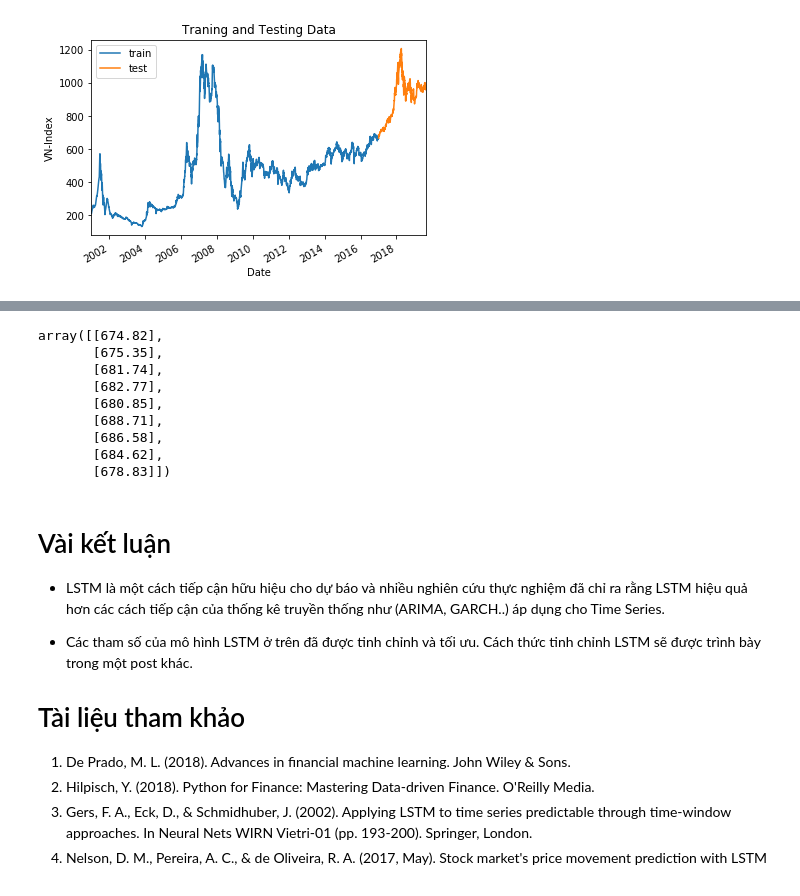
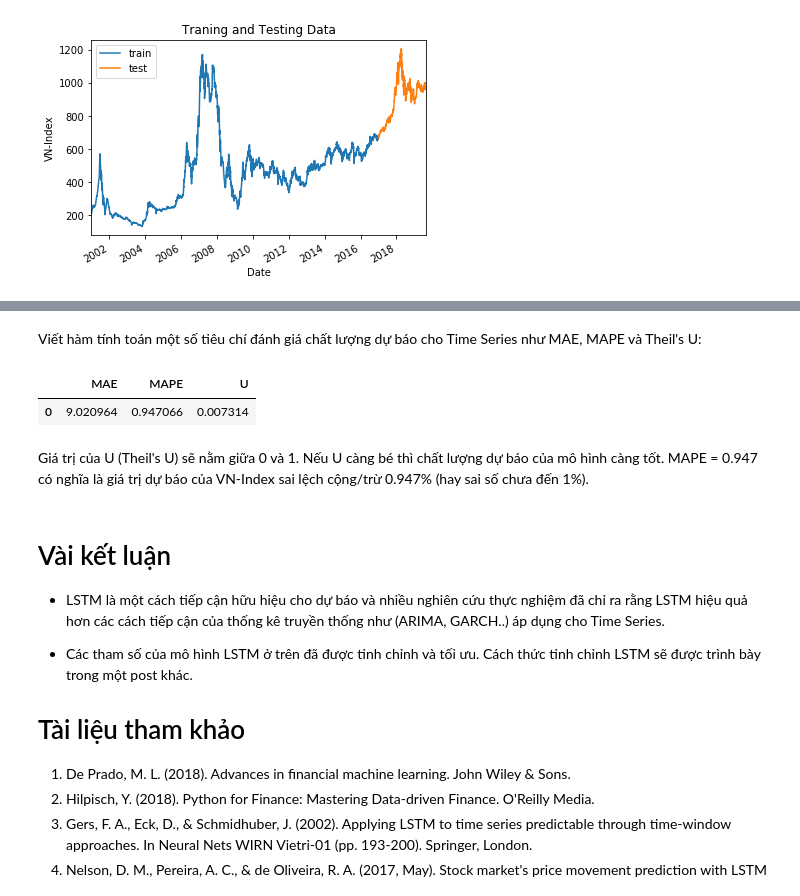
Before and after one commit to ChiDungNguyen/LSTM_forecasting_VNindex, a Jupyter notebook: LSTM_forecasting_VNindex_PythonKeras.ipynb, the cells around one changed output, grey strips where cells are left out. Drawn from its saved outputs; the diff is of its cells as text; code cells hidden in the pictures.

```diff
--- a/LSTM_forecasting_VNindex_PythonKeras.ipynb
+++ b/LSTM_forecasting_VNindex_PythonKeras.ipynb
@@ -146,16 +116,35 @@ array([[674.39557],
-# %%
-# So với một số giá trị thực tế:
-y_test[1:10]
-# %% [output]
-array([[674.82],
-       [675.35],
-       [681.74],
-       [682.77],
-       [680.85],
-       [688.71],
-       [686.58],
-       [684.62],
-       [678.83]])
+# %% [markdown]
+Viết hàm tính toán một số tiêu chí đánh giá chất lượng dự báo cho Time Series như MAE, MAPE và Theil's U:
+# %%
+def performance(actual, predicted):
+
+    # Tính MAE:
+    deviation = actual - predicted
+    mae = sum(abs(deviation)) / len(deviation)
+
+    # Tính MAPE:
+    deviation_abs_frac = 100*abs(deviation) / actual
+    mape = sum(deviation_abs_frac) / len(deviation_abs_frac)
+
+    # Tính Theil'U:
+    ts = sum(deviation*deviation) / len(deviation)
+    ts = np.sqrt(ts)
+
+    com1 = np.sqrt(sum(actual*actual) / len(actual))
+    com2 = np.sqrt(sum(predicted*predicted) / len(predicted))
+    u = ts / (com1 + com2)
+
+    df = {"MAE": mae, "MAPE": mape, "U": u}
+    df_results = pd.DataFrame(df)
+    return df_results
+
+# Sử dụng hàm đã có:
+performance(y_test, y_pred_test_LSTM)
+# %% [output]
+|  | MAE | MAPE | U |
+| 0 | 9.020964 | 0.947066 | 0.007314 |
+# %% [markdown]
+Giá trị của U (Theil's U) sẽ nằm giữa 0 và 1. Nếu U càng bé thì chất lượng dự báo của mô hình càng tốt. MAPE = 0.947 có nghĩa là giá trị dự báo của VN-Index sai lệch cộng/trừ 0.947% (hay sai số chưa đến 1%).
 # %% [markdown]
 # Vài kết luận
 
```
Also changed, not shown: parts of 4 cells of this notebook.
